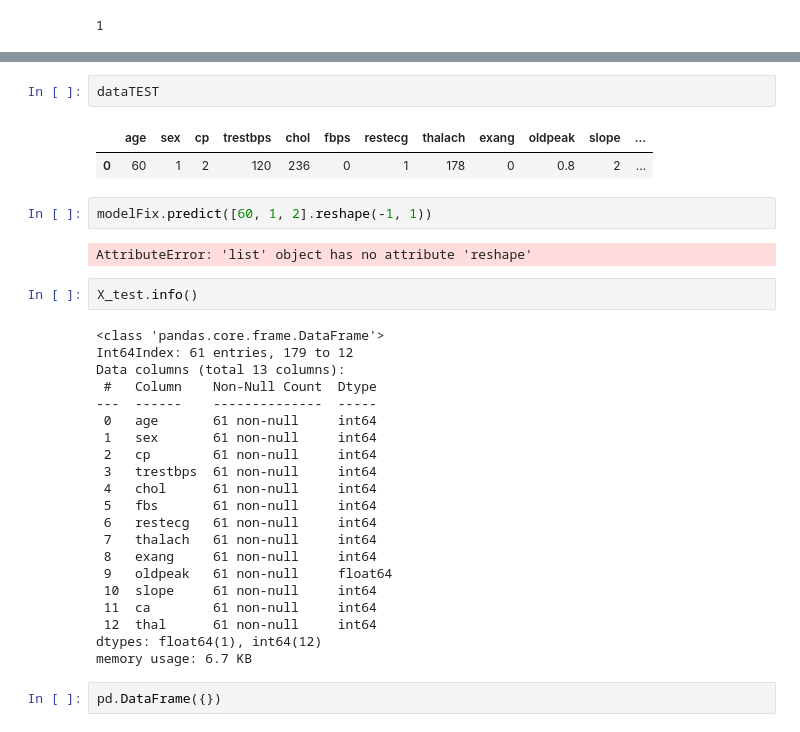
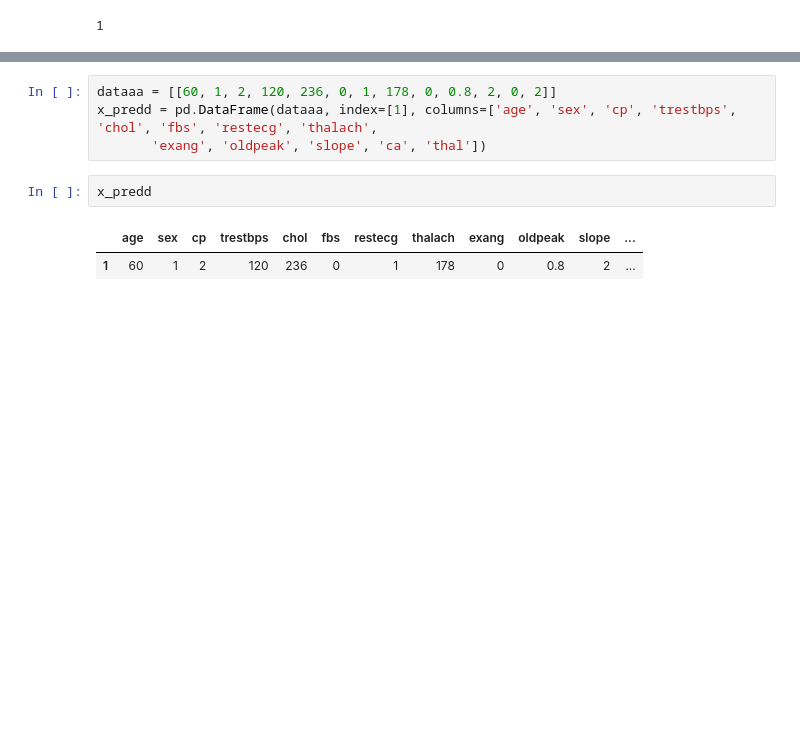
Before and after one commit to rshby/skripsi, a Jupyter notebook: Codingan/coba_Prediction_with_XgBoost.ipynb, the cells around one changed output, grey strips where cells are left out. Drawn from its saved outputs; the diff is of its cells as text; blank space fills up the shorter version.

```diff
--- a/Codingan/coba_Prediction_with_XgBoost.ipynb
+++ b/Codingan/coba_Prediction_with_XgBoost.ipynb
@@ -459,34 +395,9 @@ X_test.iloc[[3]]
-# %%
-dataTEST
-# %% [output]
-|  | age | sex | cp | trestbps | chol | fbps | restecg | thalach | exang | oldpeak | slope | ... |
-| 0 | 60 | 1 | 2 | 120 | 236 | 0 | 1 | 178 | 0 | 0.8 | 2 | ... |
-# %%
-modelFix.predict([60, 1, 2].reshape(-1, 1))
-# %% [output]
-AttributeError: 'list' object has no attribute 'reshape'
-# %%
-X_test.info()
-# %% [output]
-<class 'pandas.core.frame.DataFrame'>
-Int64Index: 61 entries, 179 to 12
-Data columns (total 13 columns):
- #   Column    Non-Null Count  Dtype
----  ------    --------------  -----
- 0   age       61 non-null     int64
- 1   sex       61 non-null     int64
- 2   cp        61 non-null     int64
- 3   trestbps  61 non-null     int64
- 4   chol      61 non-null     int64
- 5   fbs       61 non-null     int64
- 6   restecg   61 non-null     int64
- 7   thalach   61 non-null     int64
- 8   exang     61 non-null     int64
- 9   oldpeak   61 non-null     float64
- 10  slope     61 non-null     int64
- 11  ca        61 non-null     int64
- 12  thal      61 non-null     int64
-dtypes: float64(1), int64(12)
-memory usage: 6.7 KB
-# %%
-pd.DataFrame({})
+# %%
+dataaa = [[60, 1, 2, 120, 236, 0, 1, 178, 0, 0.8, 2, 0, 2]]
+x_predd = pd.DataFrame(dataaa, index=[1], columns=['age', 'sex', 'cp', 'trestbps', 'chol', 'fbs', 'restecg', 'thalach',
+       'exang', 'oldpeak', 'slope', 'ca', 'thal'])
+# %%
+x_predd
+# %% [output]
+|  | age | sex | cp | trestbps | chol | fbs | restecg | thalach | exang | oldpeak | slope | ... |
+| 1 | 60 | 1 | 2 | 120 | 236 | 0 | 1 | 178 | 0 | 0.8 | 2 | ... |
```
Also changed, not shown: parts of 5 cells of this notebook, 2 other files.
